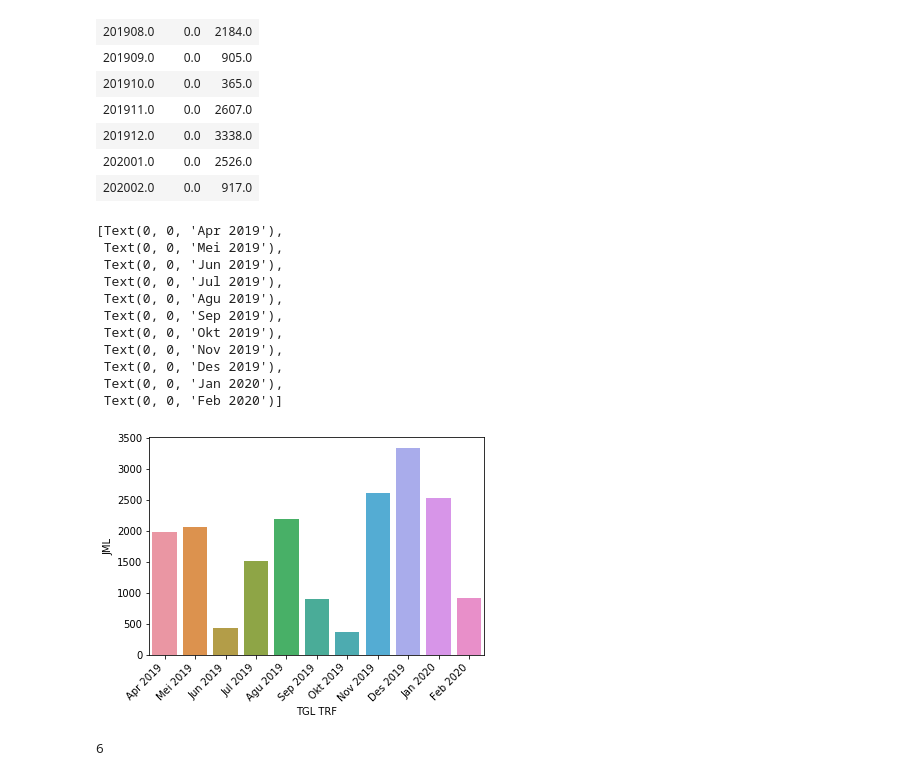
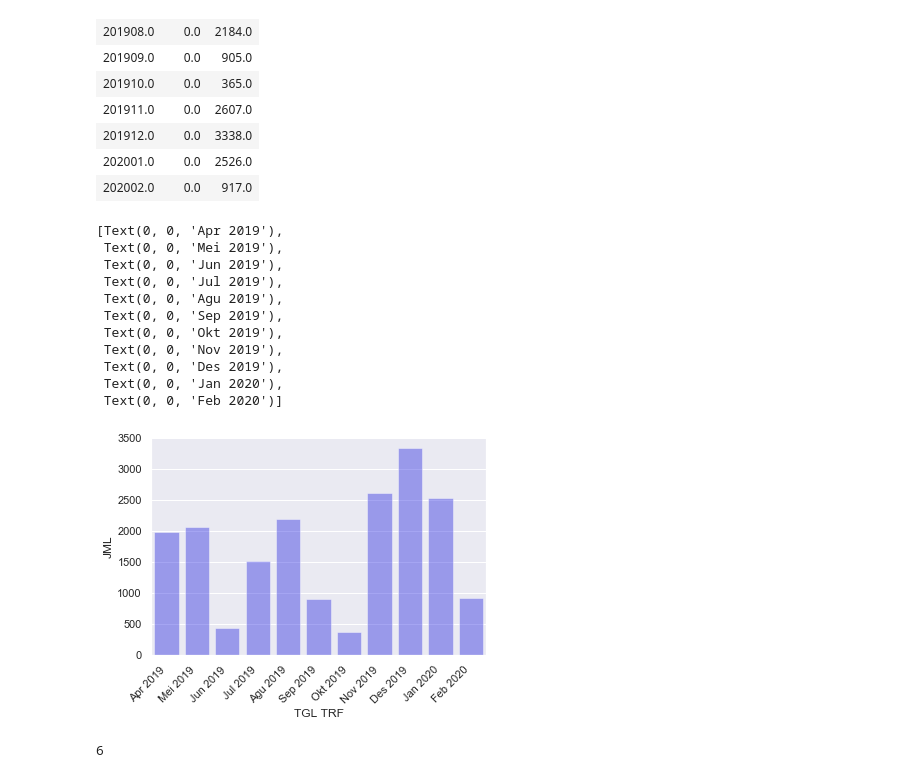
Before and after one commit to rifqisulistya/sales-analysis, a Jupyter notebook: Seikha.ipynb, the cells around one changed output. Saved outputs shown, nothing was run; the diff lists cells and outputs as text; code cells hidden in the pictures.

```diff
--- a/Seikha.ipynb
+++ b/Seikha.ipynb
@@ -2,6 +2,7 @@
 import pandas as pd
 import os
 import seaborn as sns
+sns.set(style="darkgrid")
 # %% [markdown]
 **Penggabungan laporan per bulan. Masih ada kesalahan input dari kota Lamandau**
 # %%
@@ -514,25 +566,25 @@ tr_per_bulan
 | 202001.0 | 0.0 | 2526.0 |
 | 202002.0 | 0.0 | 917.0 |
 # %%
-bulan_chart = sns.barplot(x=tr_per_bulan.index, y='JML', data=tr_per_bulan)
+bulan_chart = sns.barplot(x=tr_per_bulan.index, y='JML', data=tr_per_bulan, color='blue', alpha=0.4)
 bulan_chart.set_xticklabels(['Apr 2019','Mei 2019','Jun 2019','Jul 2019','Agu 2019','Sep 2019','Okt 2019','Nov 2019','Des 2019','Jan 2020','Feb 2020'], rotation=45, horizontalalignment='right')
 #bulan_chart = sns.lineplot(x=tr_per_bulan.index, y='JML', data=tr_per_bulan)
 #bulan_chart.set_xticks(range(len(tr_per_bulan)))
 #bulan_chart.set_xticklabels(bulan_chart.get_xticklabels(), rotation=45, horizontalalignment='right')
 #range(len(tr_per_bulan))
 # %% [output]
 [Text(0, 0, 'Apr 2019'),
  Text(0, 0, 'Mei 2019'),
  Text(0, 0, 'Jun 2019'),
  Text(0, 0, 'Jul 2019'),
  Text(0, 0, 'Agu 2019'),
  Text(0, 0, 'Sep 2019'),
  Text(0, 0, 'Okt 2019'),
  Text(0, 0, 'Nov 2019'),
  Text(0, 0, 'Des 2019'),
  Text(0, 0, 'Jan 2020'),
  Text(0, 0, 'Feb 2020')]
-[figure, old version]
+[figure, new version]
 # %%
 l1 = [1, 2, 3, 'A']
 #type(l1)
```
Also changed, not shown: parts of 29 cells of this notebook, 1 other file.
